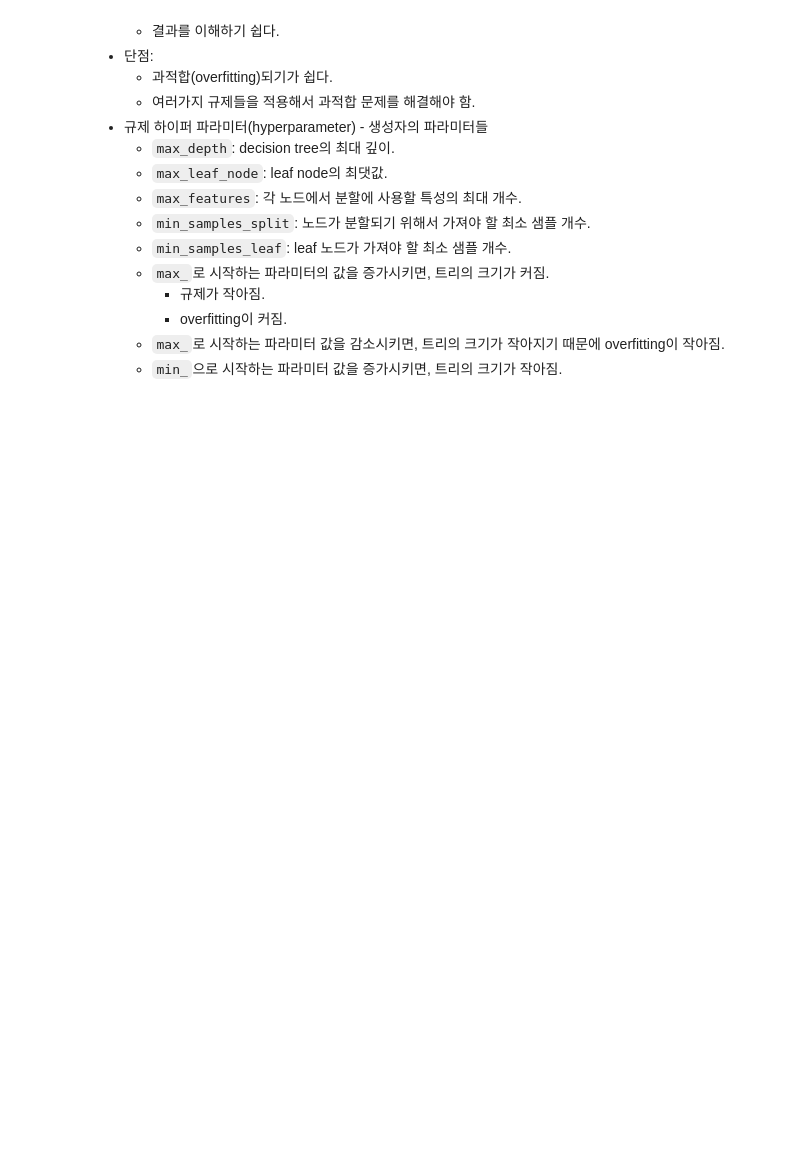
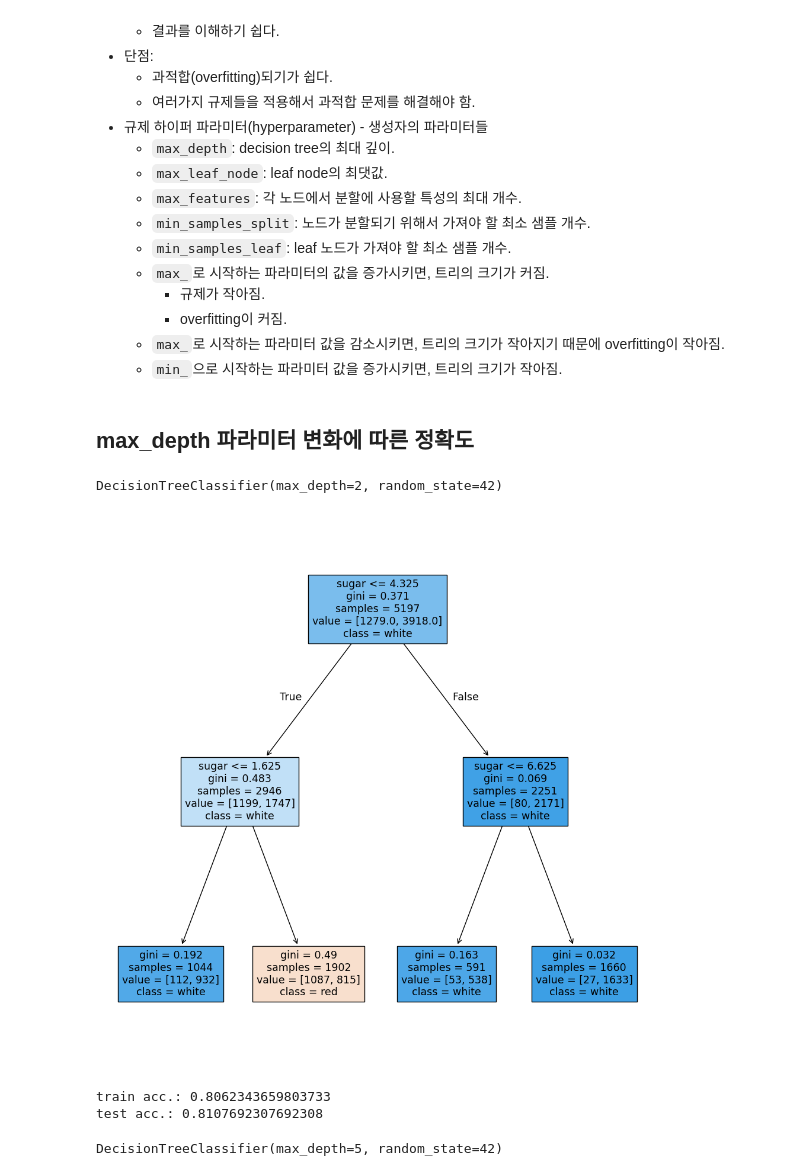
Before and after one commit to JakeOh/202505_BD50, a Jupyter notebook: lab_da/ml10_decision_tree.ipynb, the cells around one changed output. Saved outputs shown, nothing was run; the diff lists cells and outputs as text; code cells hidden in the pictures; blank space fills up the shorter version.

Commit message:
decision tree. max_depth 하이퍼파라미터

```diff
--- a/lab_da/ml10_decision_tree.ipynb
+++ b/lab_da/ml10_decision_tree.ipynb
@@ -249,3 +249,30 @@ $$
         *   overfitting이 커짐.
     *   `max_`로 시작하는 파라미터 값을 감소시키면, 트리의 크기가 작아지기 때문에 overfitting이 작아짐.
     *   `min_`으로 시작하는 파라미터 값을 증가시키면, 트리의 크기가 작아짐.
+# %% [markdown]
+## max_depth 파라미터 변화에 따른 정확도
+# %%
+# 최대 깊이가 2인 decision tree
+tree_clf = DecisionTreeClassifier(max_depth=2, random_state=42)
+# %%
+tree_clf.fit(X_train, y_train)
+# %% [output]
+DecisionTreeClassifier(max_depth=2, random_state=42)
+# %%
+plt.figure(figsize=(12, 12))
+plot_tree(tree_clf, filled=True, feature_names=feature_names, class_names=target_names)
+plt.show()
+# %% [output]
+[figure, added]
+# %%
+print('train acc.:', tree_clf.score(X_train, y_train))
+print('test acc.:', tree_clf.score(X_test, y_test))
+# %% [output]
+train acc.: 0.8062343659803733
+test acc.: 0.8107692307692308
+# %%
+# 최대 깊이가 5인 decision tree
+tree_clf = DecisionTreeClassifier(max_depth=5, random_state=42)
+tree_clf.fit(X_train, y_train)
+# %% [output]
+DecisionTreeClassifier(max_depth=5, random_state=42)
```
Also changed, not shown: parts of 4 cells of this notebook.
